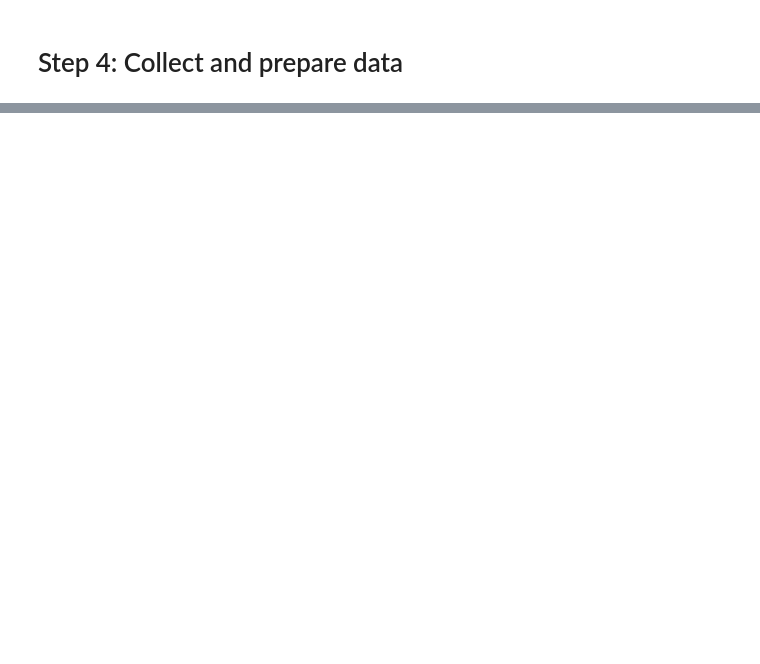
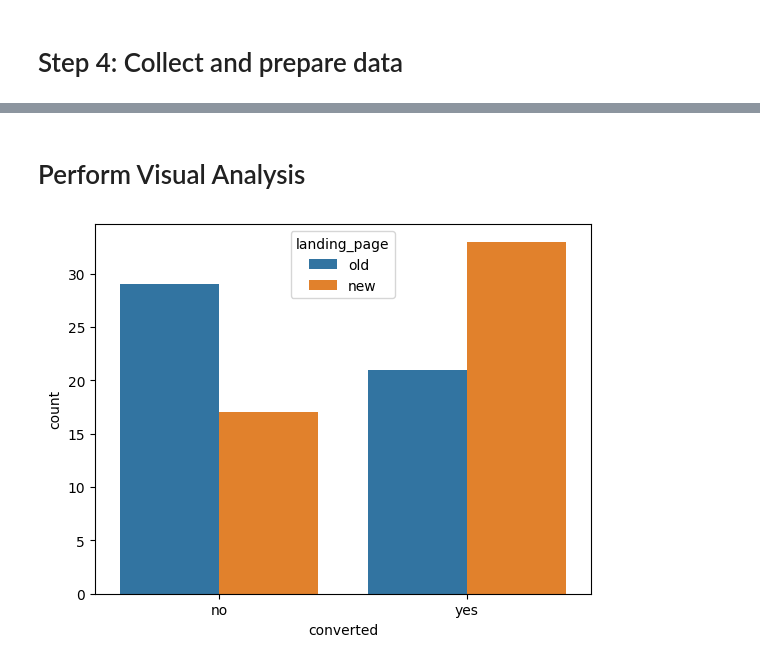
Before and after one commit to Mahal09/Python, a Jupyter notebook: Project_2_Enews.ipynb, the cells around one changed output, grey strips where cells are left out. Cells and saved outputs as stored; diff of their text form; code cells hidden in the pictures; blank space fills up the shorter version.

```diff
--- a/Project_2_Enews.ipynb
+++ b/Project_2_Enews.ipynb
@@ -369,0 +435,10 @@ Voila! We can use two sample T-test for this problem.
+# %% [markdown]
+
+# Perform Visual Analysis
+# %%
+#plotting visual analysis using count plot for converted and landing_page
+
+sns.countplot(data=df,x='converted',hue='landing_page')
+plt.show()
+# %% [output]
+[figure, added]
```
Also changed, not shown: parts of 29 cells of this notebook.
